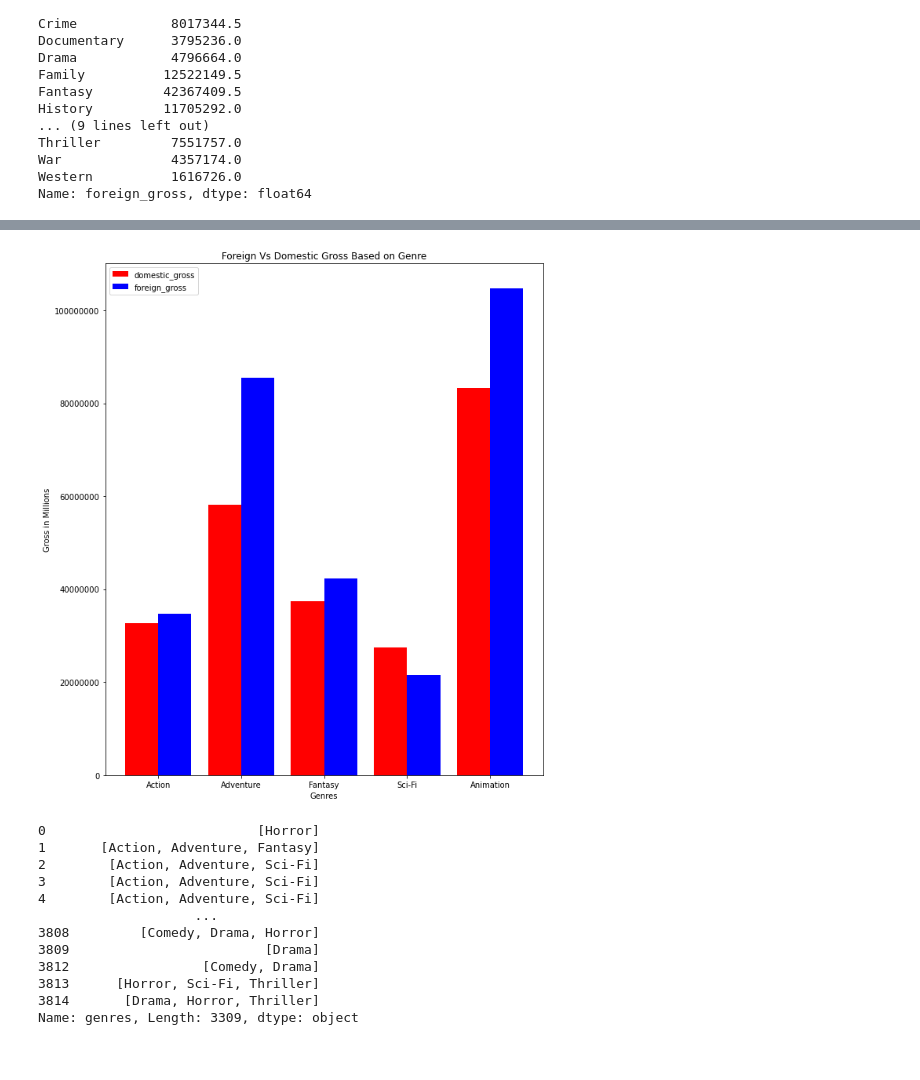
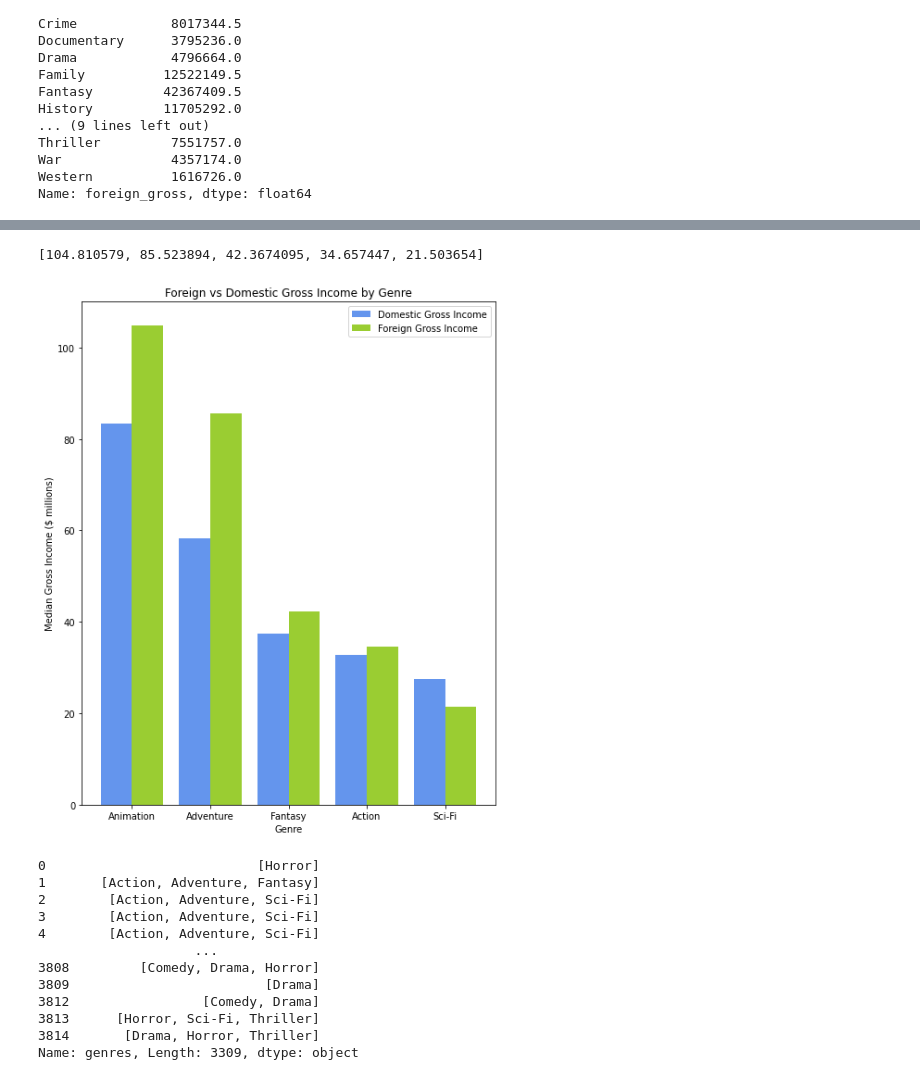
Before and after one commit to StefanoCaruso456/Movie-Studio-Project, a Jupyter notebook: notebook_development/jbook_Samuel.ipynb, the cells around one changed output, grey strips where cells are left out. Saved outputs shown, nothing was run; the diff lists cells and outputs as text; code cells hidden in the pictures.

```diff
--- a/notebook_development/jbook_Samuel.ipynb
+++ b/notebook_development/jbook_Samuel.ipynb
@@ -651,7 +646,7 @@ Western          1616726.0
 Name: foreign_gross, dtype: float64
 # %%
 #created a list variable for the top five foreign gross medians
-top_5_domestic_meds = [gen_list_med_domestic['Action'], gen_list_med_domestic['Adventure'], gen_list_med_domestic['Fantasy'], gen_list_med_domestic['Sci-Fi'], gen_list_med_domestic['Animation']]
+top_5_domestic_meds = [gen_list_med_domestic['Animation'], gen_list_med_domestic['Adventure'], gen_list_med_domestic['Fantasy'], gen_list_med_domestic['Action'], gen_list_med_domestic['Sci-Fi']]
 # %%
 top_5_domestic_meds
 # %% [output]
@@ -658,0 +654,3 @@ top_5_domestic_meds
+# %%
+top_5_domestic_meds_mil = [(x/1000000) for x in top_5_domestic_meds]
+top_5_domestic_meds_mil
@@ -659,6 +659,6 @@ top_5_domestic_meds
 # %%
 #created varibable for top 5 foreign medians in the same order as domestic
-top_5_foreign_meds = [gen_list_med_foreign['Action'], gen_list_med_foreign['Adventure'], gen_list_med_foreign['Fantasy'], gen_list_med_foreign['Sci-Fi'], gen_list_med_foreign['Animation']]
+top_5_foreign_meds = [gen_list_med_foreign['Animation'], gen_list_med_foreign['Adventure'], gen_list_med_foreign['Fantasy'], gen_list_med_foreign['Action'], gen_list_med_foreign['Sci-Fi']]
 # %%
 #created a variable to align the top five foriegn gross medians for our char. We also put the in the same order as the list of top 5 domestic
 top_5_foreign_meds
@@ -667,25 +667,30 @@ top_5_foreign_meds
+# %%
+top_5_foreign_meds_mil = [(x/1000000) for x in top_5_foreign_meds]
+top_5_foreign_meds_mil
+# %% [output]
+[104.810579, 85.523894, 42.3674095, 34.657447, 21.503654]
 # %%
 #created a variable to get the median forigen gross for each genre
 #jupe_for = num_genre_join.groupby('genres_list')['foreign_gross'].median()
 #jupe_for
 # %%
 #created a bar chart that shows the difference  between each genres foreign and domestic gross
-x = ['Action', 'Adventure', 'Fantasy', 'Sci-Fi', 'Animation']
+x = ['Animation', 'Adventure', 'Fantasy', 'Action', 'Sci-Fi']
 x_axis = np.arange(len(x))
-plt.figure(figsize=(10,12))
-plt.bar(x_axis - .2, top_5_domestic_meds, color ='red',
-        width = 0.4, label = 'domestic_gross' )
-plt.bar(x_axis + .2, top_5_foreign_meds, color ='blue',
-        width = 0.4, label = 'foreign_gross' )
-plt.xlabel("Genres")
-plt.ylabel("Gross in Millions")
-plt.title("Foreign Vs Domestic Gross Based on Genre")
+plt.figure(figsize=(8,10))
+plt.bar(x_axis - .2, top_5_domestic_meds_mil, color ='cornflowerblue',
+        width = 0.4, label = 'Domestic Gross Income' )
+plt.bar(x_axis + .2, top_5_foreign_meds_mil, color ='yellowgreen',
+        width = 0.4, label = 'Foreign Gross Income' )
+plt.xlabel("Genre")
+plt.ylabel("Median Gross Income ($ millions)")
+plt.title("Foreign vs Domestic Gross Income by Genre")
 plt.xticks(x_axis,x)
 plt.ticklabel_format(style='plain', axis='y')
 plt.legend()
 plt.show();
 # %% [output]
-[figure, old version]
+[figure, new version]
 # %%
 clean_df['genres'].map(lambda x: x.split(','))
 # %% [output]
```
Also changed, not shown: parts of 15 cells of this notebook, 1 other file.
